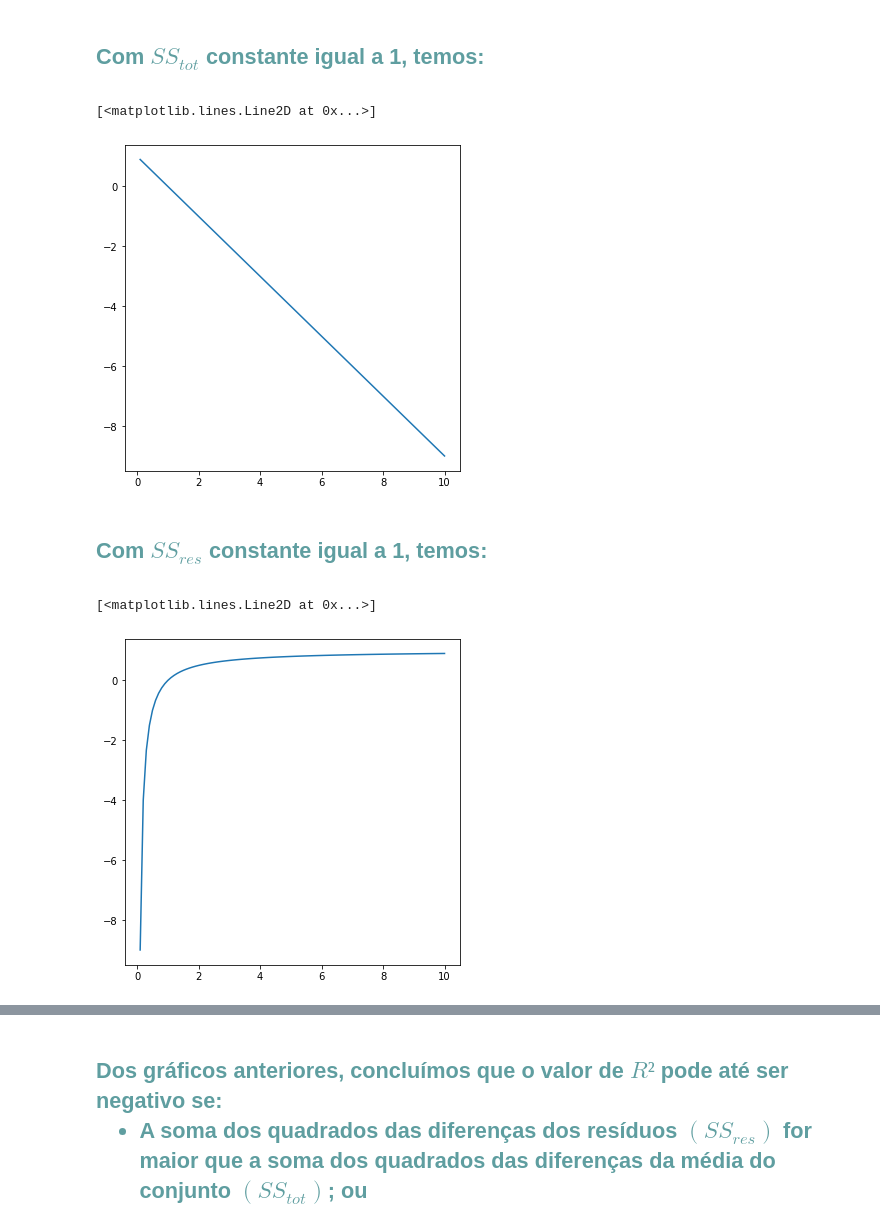
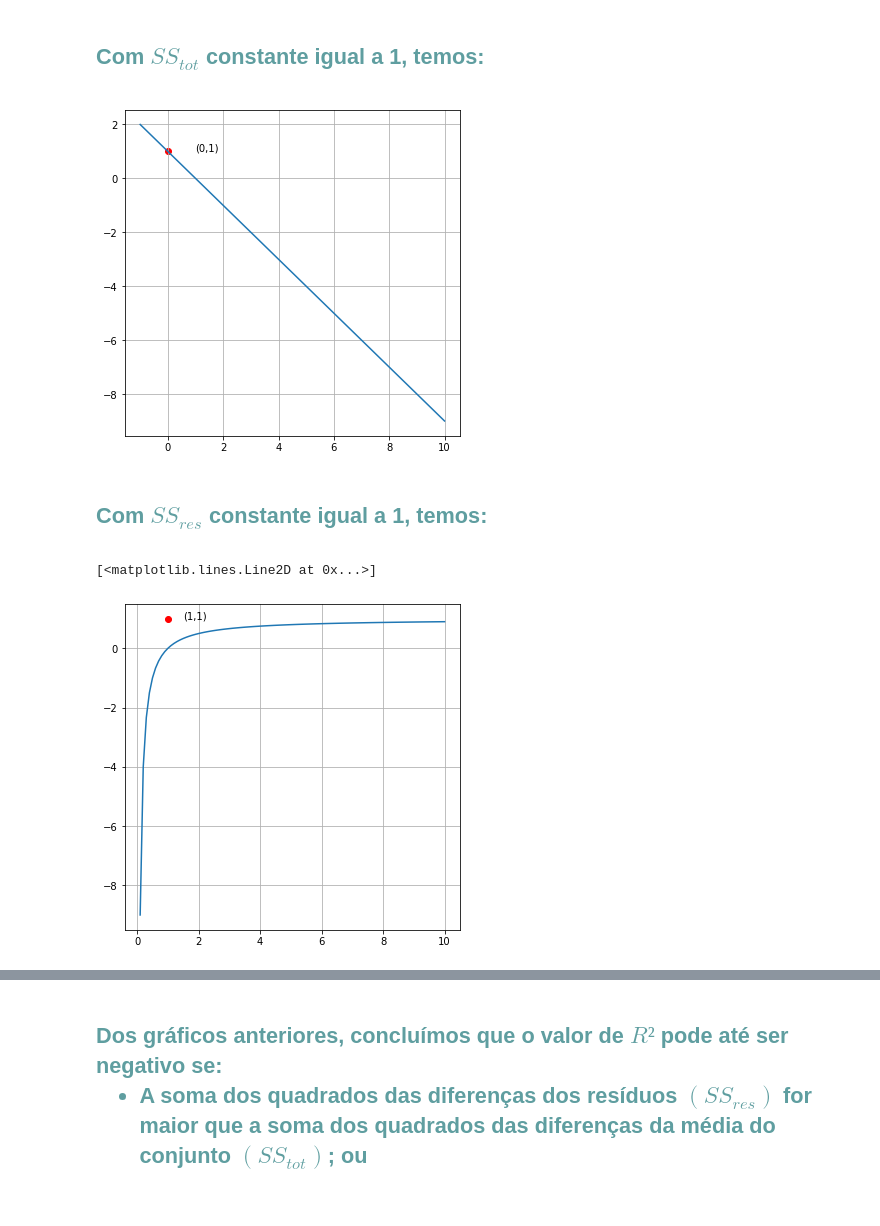
Before and after one commit to hmaas00/trabalho_boston_iesb, a Jupyter notebook: Trabalho I - Análise de Dados e Inferência Estatística com Python.ipynb, the cells around one changed output, grey strips where cells are left out. Saved outputs shown, nothing was run; the diff lists cells and outputs as text; code cells hidden in the pictures.

```diff
--- a/Trabalho I - Análise de Dados e Inferência Estatística com Python.ipynb
+++ b/Trabalho I - Análise de Dados e Inferência Estatística com Python.ipynb
@@ -396,12 +396,15 @@ meu_r2
 </div>
 # %%
 fig = plt.figure(figsize=(6,6))
-x = np.linspace(0.1,10,100)
-y = 1 - x
-plt.plot(x,y)
+x = np.linspace(-1.,10.,100)
+z = 1 - x
+plt.scatter(0,1, c='r')
+plt.grid(True)
+plt.text(1,1, '(0,1)')
+plt.plot(x,z)
+plt.show()
 # %% [output]
-[<matplotlib.lines.Line2D at 0x...>]
-[figure, old version]
+[figure, new version]
 # %% [markdown]
 <div style="color: cadetblue;">
     <h2>
@@ -410,9 +413,12 @@ plt.plot(x,y)
 </div>
 # %%
 fig = plt.figure(figsize=(6,6))
-x = np.linspace(0.1,10,100)
-y = 1 - 1/x
-plt.plot(x,y)
+y = np.linspace(0.1,10,100)
+z = 1 - 1/y
+plt.grid(True)
+plt.text(1.5,1,'(1,1)')
+plt.scatter(1,1, c='r')
+plt.plot(y,z)
 # %% [output]
 [<matplotlib.lines.Line2D at 0x...>]
-[figure, old version]
+[figure, new version]
```
Also changed, not shown: parts of 1 cell of this notebook.
